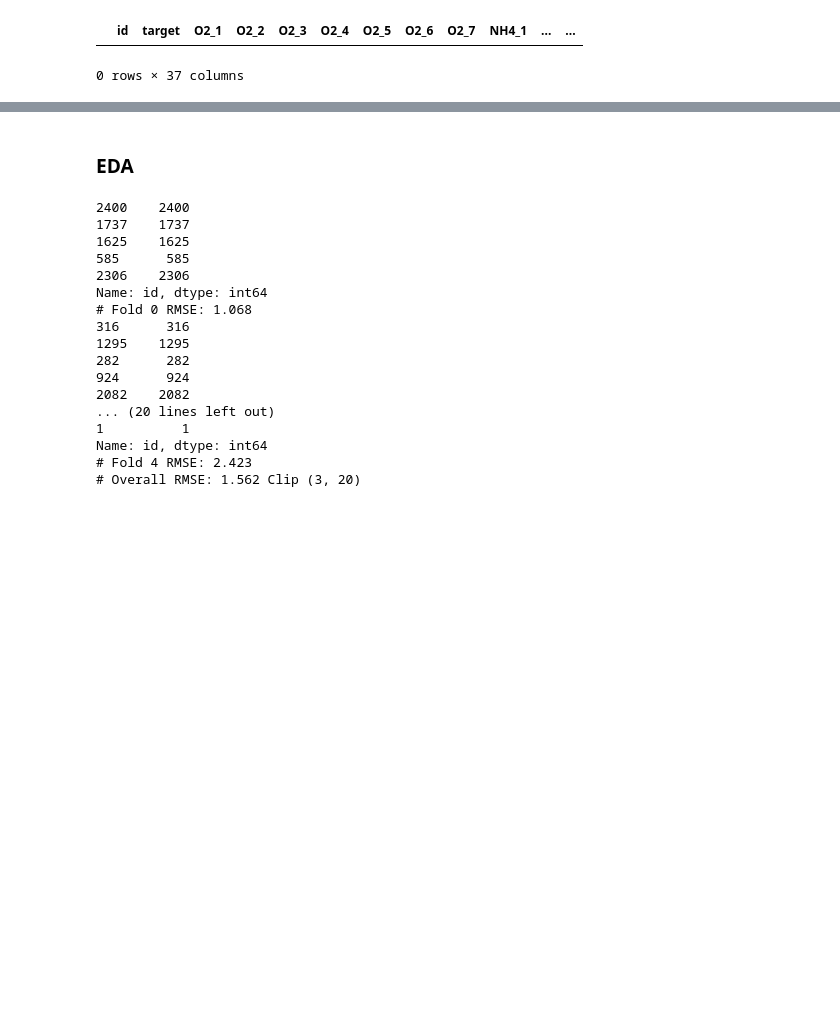
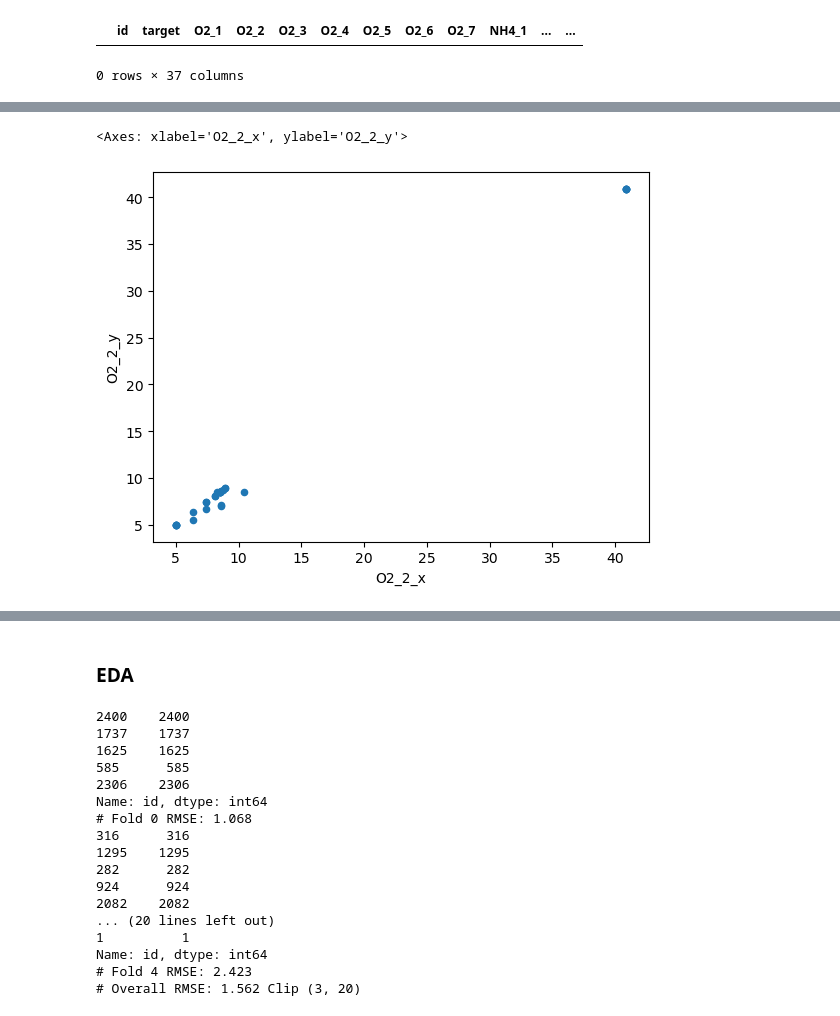
Before and after one commit to LazyDart/KaggleS3E21, a Jupyter notebook: data_creation.ipynb, the cells around one changed output, grey strips where cells are left out. Cells and saved outputs as stored; diff of their text form; code cells hidden in the pictures; blank space fills up the shorter version.

```diff
--- a/data_creation.ipynb
+++ b/data_creation.ipynb
@@ -455,0 +467,5 @@ cross_validate_model(lambda x: make_custom_changes(saint.loc[saint.index.isin(x.
+# %%
+possible_replacement.loc[abs(possible_replacement["O2_2_x"] - possible_replacement["O2_2_y"]) < 2, ["O2_2_x", "O2_2_y"]].plot.scatter(x="O2_2_x", y="O2_2_y")
+# %% [output]
+<Axes: xlabel='O2_2_x', ylabel='O2_2_y'>
+[figure, added]
```
Also changed, not shown: parts of 39 cells of this notebook.
